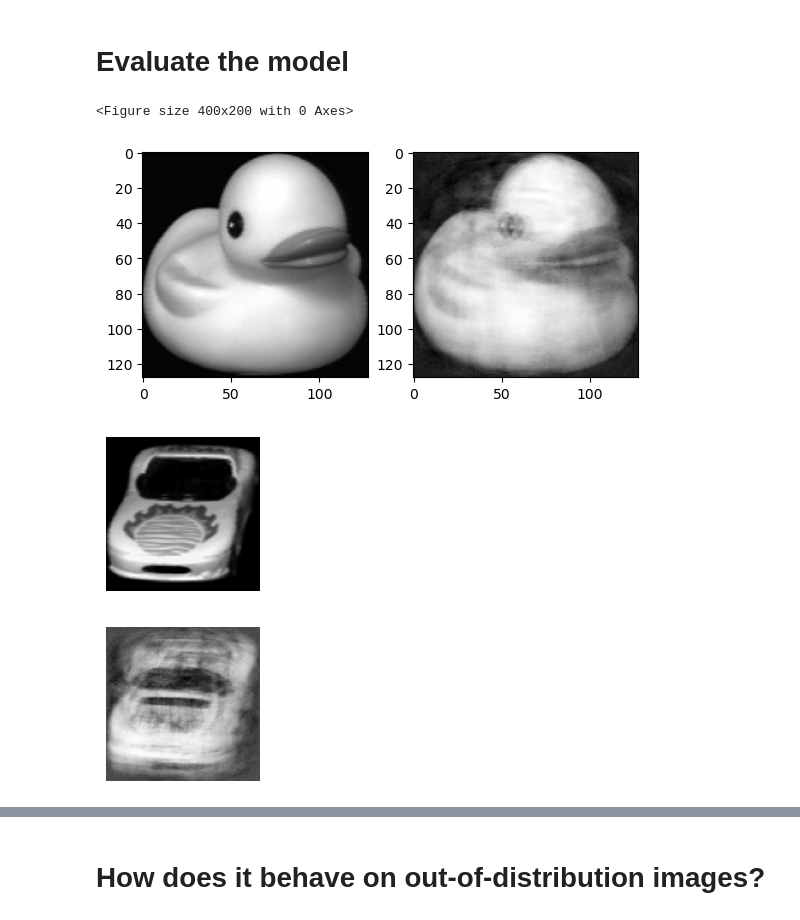
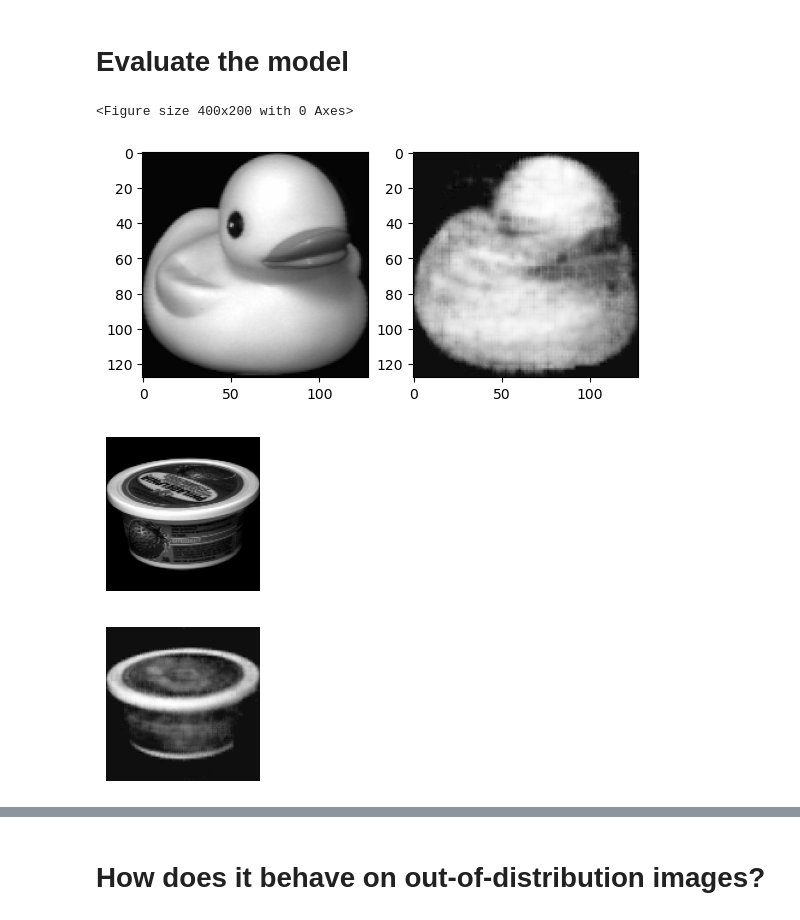
Before and after one commit to martinekbh/vae-project, a Jupyter notebook: AEVB_COIL20.ipynb, the cells around one changed output, grey strips where cells are left out. Saved outputs shown, nothing was run; the diff lists cells and outputs as text; code cells hidden in the pictures.

```diff
--- a/AEVB_COIL20.ipynb
+++ b/AEVB_COIL20.ipynb
@@ -235,0 +273,21 @@ def loss_function(x, out, mean, log_var, beta = 1):
+# %%
+model.eval()
+examples = enumerate(test_loader)
+with torch.no_grad():
+    batch, (x, labels) = next(examples)
+    #x = x.view(x.size(0), dim_input)
+    print("x:", x.shape)
+    x = x.to(DEVICE)
+    x_hat, _, _ = model(x)
+    print("x_hat:", x_hat.shape)
+
+def show_image_in_batch(images, idx):
+    images = images.view(images.shape[0], input_size[-2], input_size[-1])
+    print(images.shape)
+    fig = plt.figure(figsize=(2,2))
+    plt.imshow(images[idx].cpu().numpy(), cmap=plt.get_cmap('gray'))
+    plt.axis('off')
+    plt.show()
+
+show_image_in_batch(x, idx=0)
+show_image_in_batch(x_hat, idx=0)
@@ -241,9 +306,3 @@ def beta_func(step, start=200, stop=400, scale=0.8):
         return scale
     else:
         return scale * (step - start)/(stop - start)
-# %%
-encoder = Encoder(dim_input, dim_hidden, dim_latent).to(DEVICE)
-decoder = Decoder(dim_latent, dim_hidden, dim_input).to(DEVICE)
-model = Model(encoder, decoder).to(DEVICE)
-optimizer = Adam(model.parameters(), lr=lr)
-print(DEVICE)
@@ -252,6 +309,6 @@ cuda
 # %%
 # Train the model
-epochs = 200
+epochs = 80
 validation_loss = []
 train_losses = []
 train_r_losses = []
@@ -265,7 +322,7 @@ for epoch in range(epochs):
     kl_loss_this_epoch = 0
     for batch, (x, label) in enumerate(train_loader):
         batch_size = x.shape[0]
-        x = x.view(batch_size, dim_input)   # Flatten
+        #x = x.view(batch_size, dim_input)   # Flatten
         x = x.to(DEVICE)
 
         assert not torch.isnan(x).any()
@@ -302,7 +359,7 @@ for epoch in range(epochs):
     with torch.no_grad():
         for batch, (x, label) in enumerate(val_loader):
             batch_size = x.shape[0]
-            x = x.view(batch_size, dim_input)   # Flatten
+            #x = x.view(batch_size, dim_input)   # Flatten
             x = x.to(DEVICE)
             x_hat, q_mean, q_log_var = model(x)
             loss, r_loss, kl = loss_function(x, x_hat, mean, logvar, beta=1)
@@ -365,7 +422,7 @@ model.eval()
 
 # See reconstruction of an image in the training set
 img, label = train_data[900]
-img_repro, _, _ = model(img.to(DEVICE))
+img_repro, _, _ = model(img.unsqueeze(0).to(DEVICE))
 img_repro = img_repro.reshape(input_size).cpu().detach()
 plt.figure(figsize=(4,2))
 fig, axs = plt.subplots(1,2)
@@ -374,28 +431,27 @@ axs[1].imshow(img_repro.permute(1,2,0), cmap=plt.get_cmap('gray'))
 plt.show()
 # %% [output]
 <Figure size 400x200 with 0 Axes>
-[figure, old version]
+[figure, new version]
 # %%
 model.eval()
 examples = enumerate(test_loader)
 with torch.no_grad():
     batch, (x, labels) = next(examples)
-    x = x.view(x.size(0), dim_input)
     x = x.to(DEVICE)
     x_hat, _, _ = model(x)
 
 def show_image_in_batch(images, idx):
     images = images.view(images.shape[0], input_size[-2], input_size[-1])
     fig = plt.figure(figsize=(2,2))
     plt.imshow(images[idx].cpu().numpy(), cmap=plt.get_cmap('gray'))
     plt.axis('off')
     plt.show()
 
 show_image_in_batch(x, idx=0)
 show_image_in_batch(x_hat, idx=0)
 # %% [output]
-[figure, old version]
+[figure, new version]
-[figure, old version]
+[figure, new version]
 # %%
 # Make T-SNE plot
 plot_latent_space_tsne(model, train_loader)
```
Also changed, not shown: parts of 14 cells of this notebook, 1 other file.
